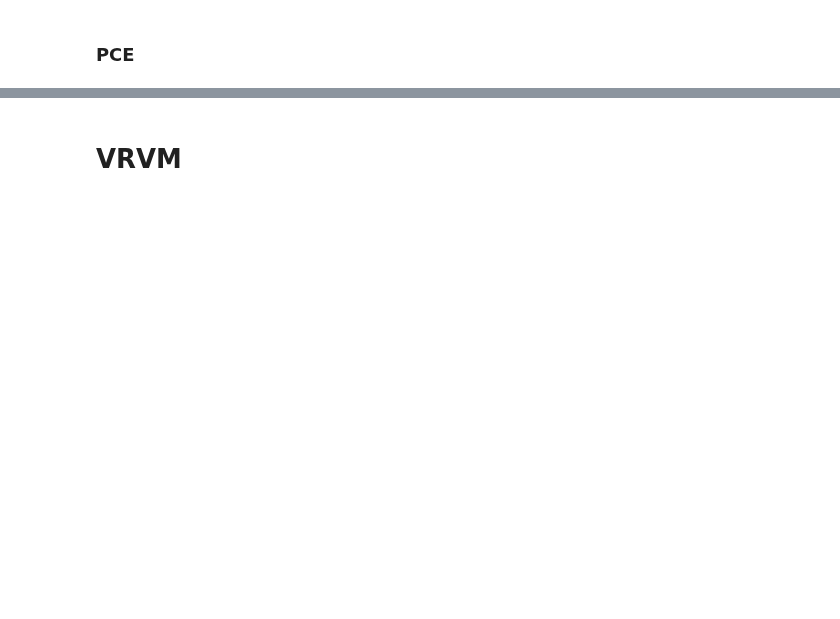
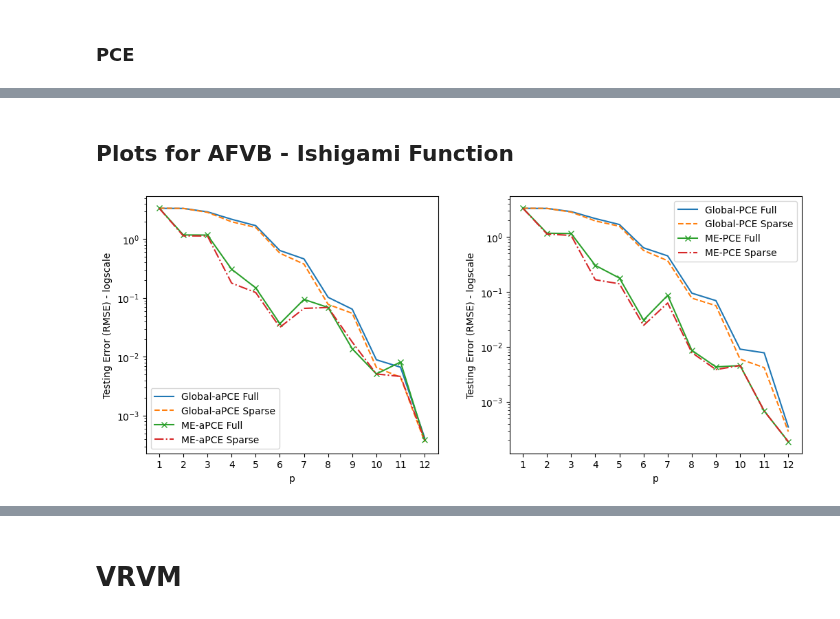
Before and after one commit to IsabelCoronaGuevara/CUDenver-Thesis, a Jupyter notebook: Results_SparseBayesianLearning.ipynb, the cells around one changed output, grey strips where cells are left out. Cells and saved outputs as stored; diff of their text form; code cells hidden in the pictures; blank space fills up the shorter version.

```diff
--- a/Results_SparseBayesianLearning.ipynb
+++ b/Results_SparseBayesianLearning.ipynb
@@ -267,8 +323,10 @@ results_Ishigami_AFVB_aPCE_ME = collect_results_ME(p, d, tf.ishigami, best_param
 # Optimized Hyper-Parameters: slurm-8832058
 best_params_AFVB_ME_PCE = [OrderedDict([('alpha', 0.9), ('arg1', 0.0001), ('arg2', 0.000516936754164971), ('arg3', 0.032250447763516335), ('arg4', 0.001), ('theta1', 0.0009030446273189238), ('theta2', 2.9276678476586e-05)]), OrderedDict([('alpha', 0.1), ('arg1', 0.0001), ('arg2', 0.0008589005686366726), ('arg3', 0.1), ('arg4', 0.001), ('theta1', 0.000583981767086962), ('theta2', 1e-05)]), OrderedDict([('alpha', 0.5623367090948502), ('arg1', 0.0001), ('arg2', 1e-05), ('arg3', 0.03744156808194059), ('arg4', 0.0003445280286035599), ('theta1', 1e-05), ('theta2', 0.00012863184092892958)]), OrderedDict([('alpha', 0.5236294919146633), ('arg1', 0.0004750094179000025), ('arg2', 1e-05), ('arg3', 0.008650424208664933), ('arg4', 0.0008138785622011129), ('theta1', 0.0004766942830466193), ('theta2', 1e-05)]), OrderedDict([('alpha', 0.31312936792815527), ('arg1', 0.0001), ('arg2', 0.0006635788329173736), ('arg3', 0.009114666462384994), ('arg4', 0.001), ('theta1', 0.0005693283946682679), ('theta2', 0.0009599269148247491)]), OrderedDict([('alpha', 0.9), ('arg1', 0.1), ('arg2', 1e-05), ('arg3', 0.05015425220334891), ('arg4', 0.000721888564858763), ('theta1', 0.0003970981238557842), ('theta2', 1.8494363999545264e-05)]),
 
-                           OrderedDict([('alpha', 0.5090741390065089), ('arg1', 0.0951834696458529), ('arg2', 0.001), ('arg3', 0.005635601096325667), ('arg4', 0.000539113471412502), ('theta1', 0.00000507511942636438), ('theta2', 0.001)]), OrderedDict([('alpha', 0.37285834580332566), ('arg1', 0.06730100582478699), ('arg2', 0.001), ('arg3', 0.02816599532362594), ('arg4', 0.0005427916999852316), ('theta1', 0.001), ('theta2', 1e-05)]), OrderedDict([('alpha', 0.1921576802629098), ('arg1', 0.0001), ('arg2', 0.00017221124922143333), ('arg3', 0.0827912225171138), ('arg4', 0.0003722866431422754), ('theta1', 0.0007738611351867067), ('theta2', 0.001)]),
+                           OrderedDict([('alpha', 0.1090741390065089), ('arg1', 0.0951834696458529), ('arg2', 0.001), ('arg3', 0.005635601096325667), ('arg4', 0.000539113471412502), ('theta1', 0.00000507511942636438), ('theta2', 0.0000001)]), OrderedDict([('alpha', 0.37285834580332566), ('arg1', 0.06730100582478699), ('arg2', 0.001), ('arg3', 0.02816599532362594), ('arg4', 0.0005427916999852316), ('theta1', 0.001), ('theta2', 1e-05)]), OrderedDict([('alpha', 0.1921576802629098), ('arg1', 0.0001), ('arg2', 0.00017221124922143333), ('arg3', 0.0827912225171138), ('arg4', 0.0003722866431422754), ('theta1', 0.0007738611351867067), ('theta2', 0.001)]),
 
                            OrderedDict([('alpha', 0.13774200291054242), ('arg1', 0.048003796698170405), ('arg2', 0.0008132892125605235), ('arg3', 0.1), ('arg4', 0.0004964828590593261), ('theta1', 0.000009670718216574843), ('theta2', 0.0002821491507038419)]),
                            OrderedDict([('alpha', 0.805493615454689), ('arg1', 0.0608623768305344), ('arg2', 0.001), ('arg3', 0.06775811556568156), ('arg4', 1e-05), ('theta1', 0.000003010987939700669), ('theta2', 0.001)]),
-                           OrderedDict([('alpha', 0.36600064562622237), ('arg1', 0.08663176193448958), ('arg2', 1e-05), ('arg3', 0.07051730902983935), ('arg4', 0.0005329614636417062), ('theta1', 0.000008355580710223682), ('theta2', 0.0004681925633244938)])]
+                           OrderedDict([('alpha', 0.36600064562622237), ('arg1', 0.08663176193448958), ('arg2', 1e-05), ('arg3', 0.07051730902983935), ('arg4', 0.0005329614636417062), ('theta1', 0.00000008355580710223682), ('theta2', 0.0004681925633244938)])]
+
+B_init = [[-np.pi, np.pi], [-np.pi, np.pi], [-np.pi, np.pi]]
@@ -486,0 +355,33 @@ fig.tight_layout();
+# %% [markdown]
+## Plots for AFVB - Ishigami Function
+# %%
+plt.rcParams['figure.figsize'] = (11,5) # (width, height)
+fig, ax = plt.subplots(1, 2)
+
+ax[0].plot(p, results_Ishigami_AFVB_aPCE_Global[0], '-', label = 'Global-aPCE Full')
+ax[0].plot(p, results_Ishigami_AFVB_aPCE_Global[1], '--', label = 'Global-aPCE Sparse')
+ax[0].plot(p, results_Ishigami_AFVB_aPCE_ME[0], '-x', label = 'ME-aPCE Full')
+ax[0].plot(p, results_Ishigami_AFVB_aPCE_ME[1], '-.', label = 'ME-aPCE Sparse')
+
+#ax[0].plot(p, results_Ishigami_AFVB_aPCE_Stieltjes_Global[0], 'x', c = 'black', label = 'Global-aPCE-Stieltjes Full')
+#ax[0].plot(p, results_Ishigami_AFVB_aPCE_Stieltjes_Global[1], '.', c = 'black', label = 'Global-aPCE-Stieltjes Sparse')
+ax[0].set_xticks(p)
+ax[0].set_yscale("log")
+ax[0].set_xlabel("p")
+ax[0].set_ylabel("Testing Error (RMSE) - logscale")
+ax[0].legend()
+
+ax[1].plot(p, results_Ishigami_AFVB_PCE_Global[0], '-', label = 'Global-PCE Full')
+ax[1].plot(p, results_Ishigami_AFVB_PCE_Global[1], '--', label = 'Global-PCE Sparse')
+ax[1].plot(p, results_Ishigami_AFVB_PCE_ME[0], '-x', label = 'ME-PCE Full')
+ax[1].plot(p, results_Ishigami_AFVB_PCE_ME[1], '-.', label = 'ME-PCE Sparse')
+ax[1].set_xticks(p)
+ax[1].set_yscale("log")
+ax[1].set_xlabel("p")
+ax[1].set_ylabel("Testing Error (RMSE) - logscale")
+ax[1].legend()
+
+fig.tight_layout(pad = 3.0);
+plt.savefig(wd + '/Ishigami_AFVB_Error.png')
+# %% [output]
+[figure, added]
```
Also changed, not shown: parts of 228 cells of this notebook.
